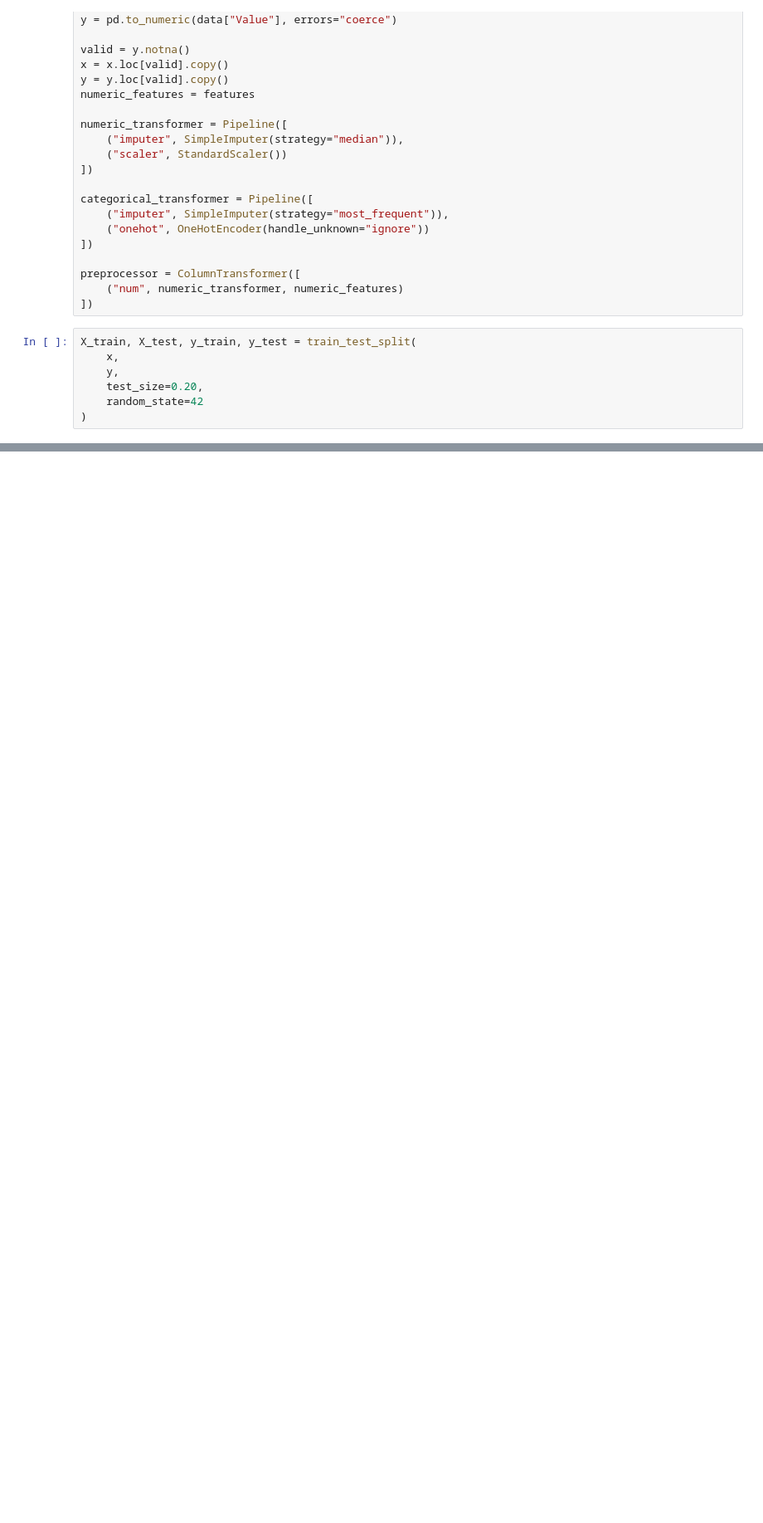
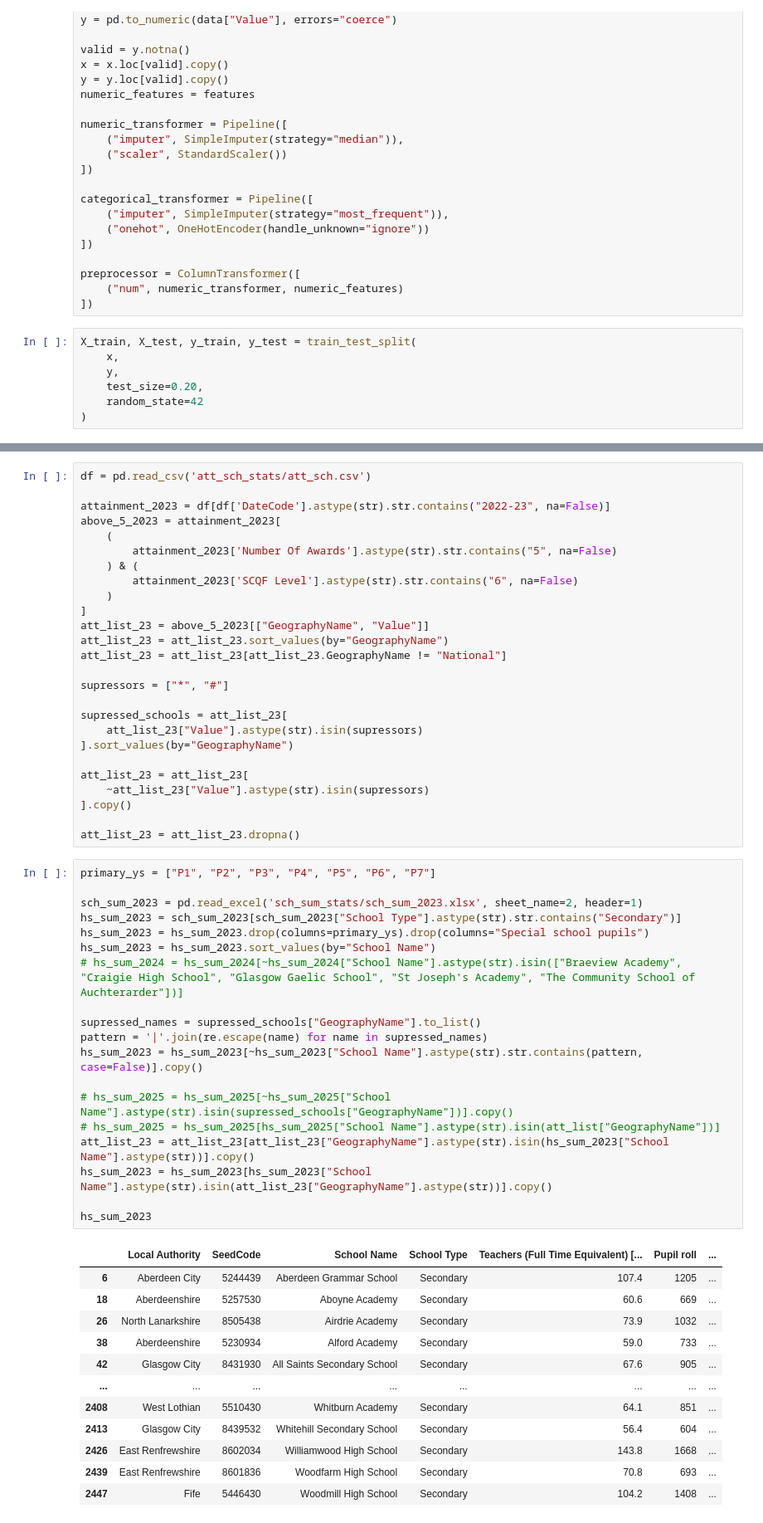
Before and after one commit to Jaxter1604/social_dets_edu_scot, a Jupyter notebook: testing.ipynb, the cells around one changed output, grey strips where cells are left out. Shown at 83% size. Saved outputs shown, nothing was run; the diff lists cells and outputs as text; blank space fills up the shorter version.

```diff
--- a/testing.ipynb
+++ b/testing.ipynb
@@ -471,0 +460,58 @@ R²: 0.48083708354358057
+# %%
+df = pd.read_csv('att_sch_stats/att_sch.csv')
+
+attainment_2023 = df[df['DateCode'].astype(str).str.contains("2022-23", na=False)]
+above_5_2023 = attainment_2023[
+    (
+        attainment_2023['Number Of Awards'].astype(str).str.contains("5", na=False)
+    ) & (
+        attainment_2023['SCQF Level'].astype(str).str.contains("6", na=False)
+    )
+]
+att_list_23 = above_5_2023[["GeographyName", "Value"]]
+att_list_23 = att_list_23.sort_values(by="GeographyName")
+att_list_23 = att_list_23[att_list_23.GeographyName != "National"]
+
+supressors = ["*", "#"]
+
+supressed_schools = att_list_23[
+    att_list_23["Value"].astype(str).isin(supressors)
+].sort_values(by="GeographyName")
+
+att_list_23 = att_list_23[
+    ~att_list_23["Value"].astype(str).isin(supressors)
+].copy()
+
+att_list_23 = att_list_23.dropna()
+# %%
+primary_ys = ["P1", "P2", "P3", "P4", "P5", "P6", "P7"]
+
+sch_sum_2023 = pd.read_excel('sch_sum_stats/sch_sum_2023.xlsx', sheet_name=2, header=1)
+hs_sum_2023 = sch_sum_2023[sch_sum_2023["School Type"].astype(str).str.contains("Secondary")]
+hs_sum_2023 = hs_sum_2023.drop(columns=primary_ys).drop(columns="Special school pupils")
+hs_sum_2023 = hs_sum_2023.sort_values(by="School Name")
+# hs_sum_2024 = hs_sum_2024[~hs_sum_2024["School Name"].astype(str).isin(["Braeview Academy", "Craigie High School", "Glasgow Gaelic School", "St Joseph's Academy", "The Community School of Auchterarder"])]
+
+supressed_names = supressed_schools["GeographyName"].to_list()
+pattern = '|'.join(re.escape(name) for name in supressed_names)
+hs_sum_2023 = hs_sum_2023[~hs_sum_2023["School Name"].astype(str).str.contains(pattern, case=False)].copy()
+
+# hs_sum_2025 = hs_sum_2025[~hs_sum_2025["School Name"].astype(str).isin(supressed_schools["GeographyName"])].copy()
+# hs_sum_2025 = hs_sum_2025[hs_sum_2025["School Name"].astype(str).isin(att_list["GeographyName"])]
+att_list_23 = att_list_23[att_list_23["GeographyName"].astype(str).isin(hs_sum_2023["School Name"].astype(str))].copy()
+hs_sum_2023 = hs_sum_2023[hs_sum_2023["School Name"].astype(str).isin(att_list_23["GeographyName"].astype(str))].copy()
+
+hs_sum_2023
+# %% [output]
+|  | Local Authority | SeedCode | School Name | School Type | Teachers (Full Time Equivalent) [... | Pupil roll | ... |
+| 6 | Aberdeen City | 5244439 | Aberdeen Grammar School | Secondary | 107.4 | 1205 | ... |
+| 18 | Aberdeenshire | 5257530 | Aboyne Academy | Secondary | 60.6 | 669 | ... |
+| 26 | North Lanarkshire | 8505438 | Airdrie Academy | Secondary | 73.9 | 1032 | ... |
+| 38 | Aberdeenshire | 5230934 | Alford Academy | Secondary | 59.0 | 733 | ... |
+| 42 | Glasgow City | 8431930 | All Saints Secondary School | Secondary | 67.6 | 905 | ... |
+| ... | ... | ... | ... | ... | ... | ... | ... |
+| 2408 | West Lothian | 5510430 | Whitburn Academy | Secondary | 64.1 | 851 | ... |
+| 2413 | Glasgow City | 8439532 | Whitehill Secondary School | Secondary | 56.4 | 604 | ... |
+| 2426 | East Renfrewshire | 8602034 | Williamwood High School | Secondary | 143.8 | 1668 | ... |
+| 2439 | East Renfrewshire | 8601836 | Woodfarm High School | Secondary | 70.8 | 693 | ... |
+| 2447 | Fife | 5446430 | Woodmill High School | Secondary | 104.2 | 1408 | ... |
```
Also changed, not shown: parts of 15 cells of this notebook, 4 other files.
